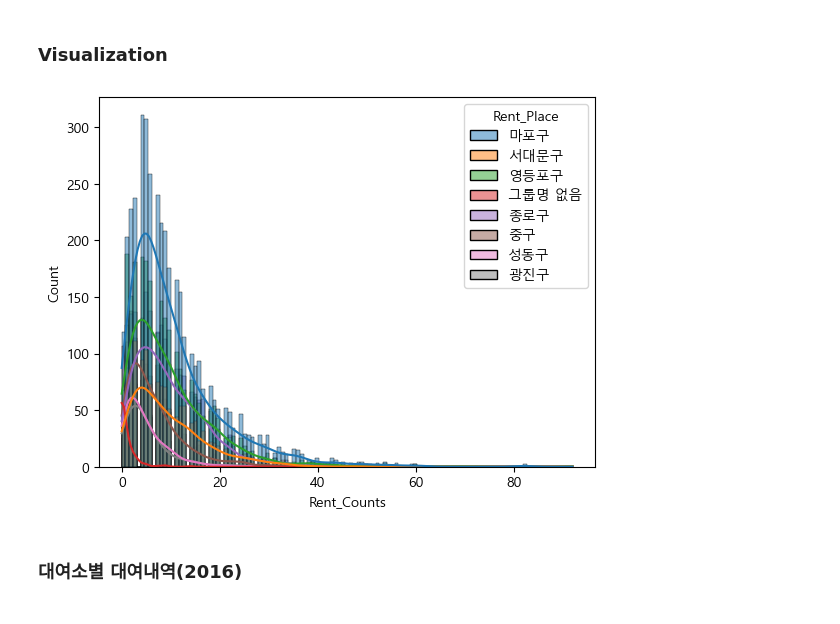
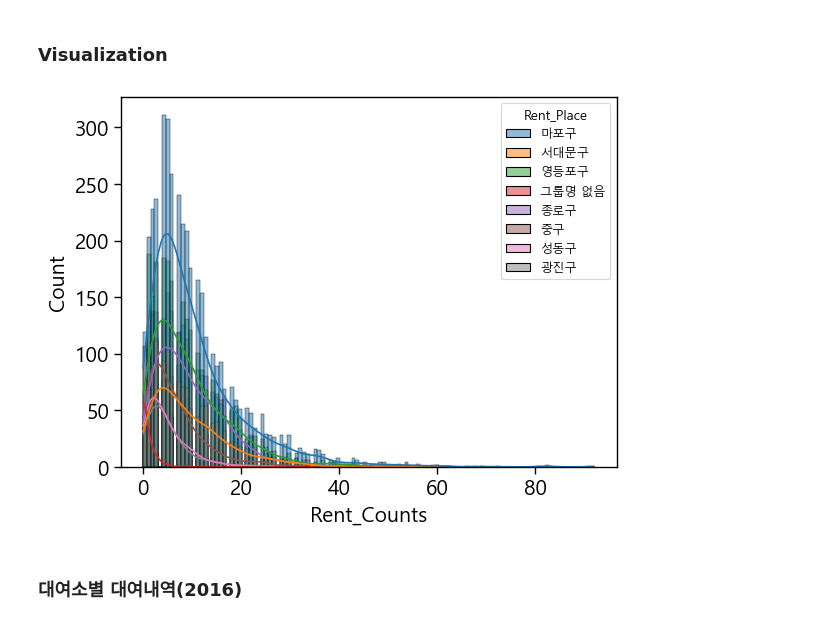
Before and after one commit to Nvuly/TeamProject_SeoulBicycle, a Jupyter notebook: 서울시 공공 자전거 csv 데이터 불러오기.ipynb, the cells around one changed output. Saved outputs shown, nothing was run; the diff lists cells and outputs as text; code cells hidden in the pictures.

```diff
--- a/서울시 공공 자전거 csv 데이터 불러오기.ipynb
+++ b/서울시 공공 자전거 csv 데이터 불러오기.ipynb
@@ -138,10 +138,16 @@ print(df_onehot_2015)
 # %% [markdown]
 ### Visualization
 # %%
+sns.set_context('paper', # notebook, talk, poster
+                rc={'font.size':15,
+                    'xtick.labelsize':15,
+                    'ytick.labelsize':15,
+                    'axes.labelsize':15})
+
 sns.histplot(data=df_rent_2015, x='Rent_Counts', hue='Rent_Place',kde=True)
 plt.show()
 # %% [output]
-[figure, old version]
+[figure, new version]
 # %% [markdown]
 ### 대여소별 대여내역(2016)
 # %%
```
